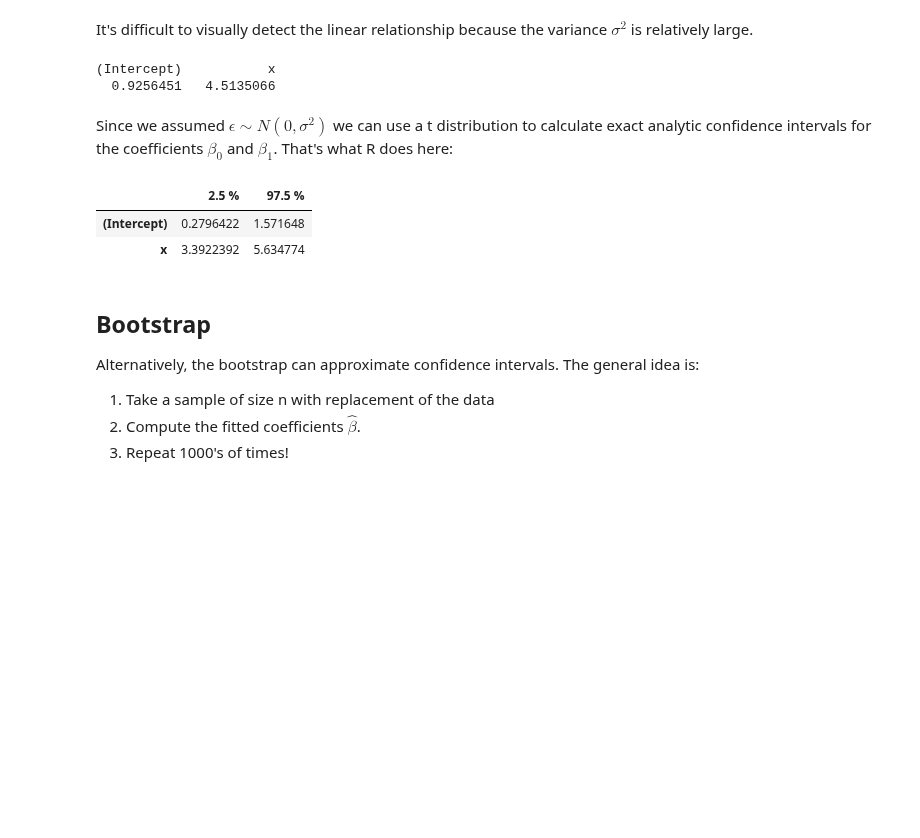
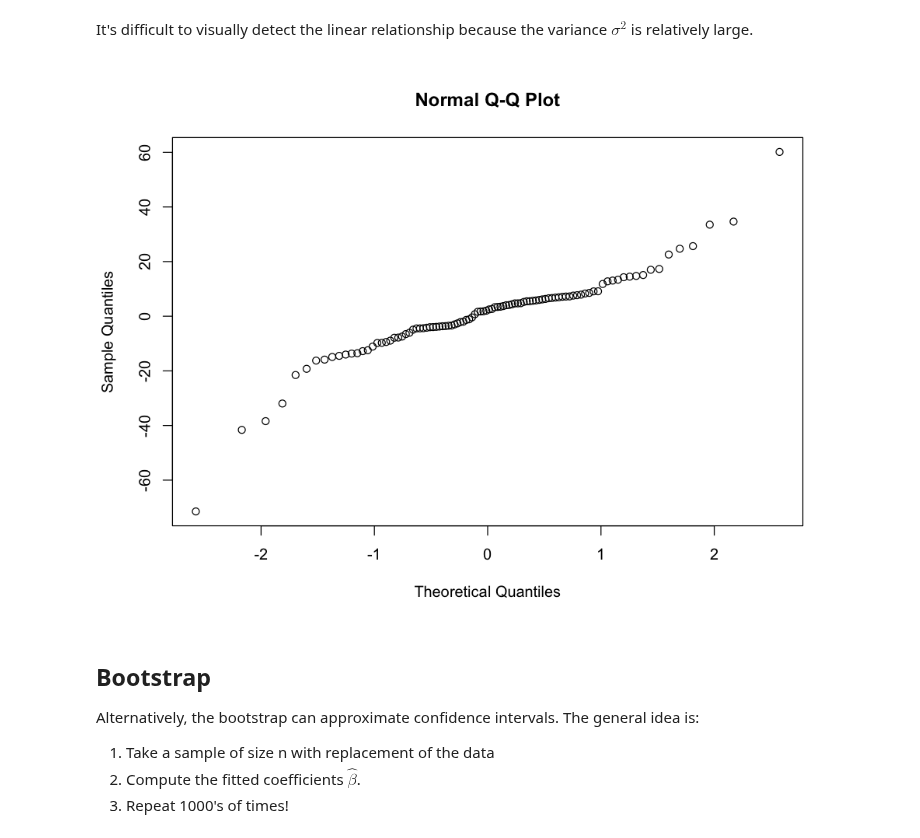
Before and after one commit to clarkfitzg/junkyard, a Jupyter notebook: iidata/parallelR/parallelR.ipynb, the cells around one changed output. Cells and saved outputs as stored; diff of their text form; code cells hidden in the pictures; blank space fills up the shorter version.

```diff
--- a/iidata/parallelR/parallelR.ipynb
+++ b/iidata/parallelR/parallelR.ipynb
@@ -42,20 +51,10 @@ with(xy[1:100, ], plot(x, y))
 [figure]
 # %% [markdown]
 It's difficult to visually detect the linear relationship because the variance $\sigma^2$ is relatively large.
-# %%
-fit = lm(y ~ x, data = xy)
-coef(fit)
-# %% [output]
-(Intercept)           x
-  0.9256451   4.5135066
-# %% [markdown]
-Since we assumed $\epsilon \sim N(0, \sigma^2)$ we can use a t distribution to calculate exact analytic confidence intervals for the coefficients $\beta_0$ and $\beta_1$. That's what R does here:
-# %%
-confint(fit)
-# %% [output]
-|  | 2.5 % | 97.5 % |
-| (Intercept) | 0.2796422 | 1.571648 |
-| x | 3.3922392 | 5.634774 |
+# %%
+qqnorm(y[1:100])
+# %% [output]
+[figure, added]
 # %% [markdown]
 ## Bootstrap
 
```
Also changed, not shown: parts of 19 cells of this notebook, 3 other files.
